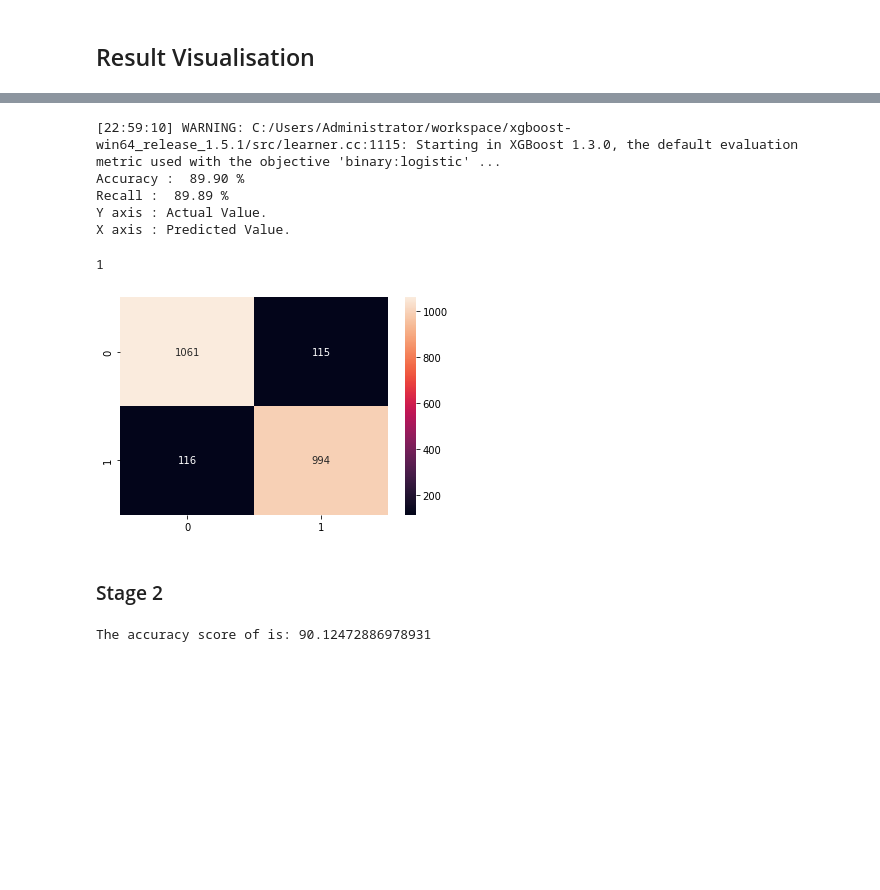
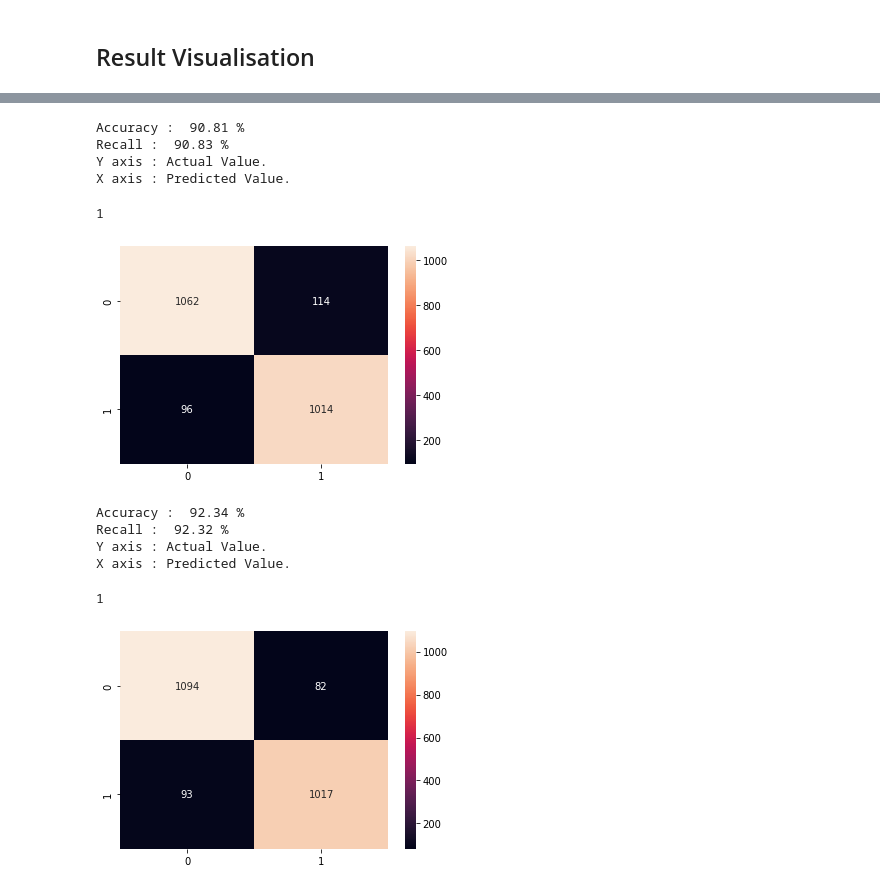
Before and after one commit to devsec-ansh/Phishing-Scam-Detection-Using-Ensemble-Machine-Learning-and-NLP, a Jupyter notebook: Phishing Detection Using ML/Phishing Detection Model Training.ipynb, the cells around one changed output, grey strips where cells are left out. Drawn from its saved outputs; the diff is of its cells as text; code cells hidden in the pictures; blank space fills up the shorter version.

Commit message:
Final Ensemble done

```diff
--- a/Phishing Detection Using ML/Phishing Detection Model Training.ipynb
+++ b/Phishing Detection Using ML/Phishing Detection Model Training.ipynb
@@ -398,4 +394,0 @@ X axis : Predicted Value.
-# %%
-from sklearn.naive_bayes import GaussianNB
-clf_gnb = GaussianNB()
-clf_gnb.fit(X_train_chi, Y_train)
@@ -432,4 +411,0 @@ X axis : Predicted Value.
-# %%
-from sklearn.naive_bayes import ComplementNB
-clf_cnb = ComplementNB()
-clf_cnb.fit(X_train_chi, Y_train)
@@ -483,17 +445,0 @@ plt.show()
-# %%
-from xgboost import XGBRFClassifier
-
-xgbrf=XGBRFClassifier(n_estimators= 50, max_depth=18, tree_method='gpu_hist')
-
-xgbrf.fit(X_train_chi, Y_train)
-generate_accuracy_and_heatmap(xgbrf, X_test_chi, Y_test)
-# %% [output]
-[22:59:10] WARNING: C:/Users/Administrator/workspace/xgboost-win64_release_1.5.1/src/learner.cc:1115: Starting in XGBoost 1.3.0, the default evaluation metric used with the objective 'binary:logistic' ...
-Accuracy :  89.90 %
-Recall :  89.89 %
-Y axis : Actual Value.
-X axis : Predicted Value.
-1
-[figure, removed]
-# %% [markdown]
-### Stage 2
@@ -502,9 +446,23 @@ from sklearn.model_selection import cross_val_score
-# %%
-from sklearn.ensemble import StackingClassifier
-
-clf = [('xgb',clf_xgb), ('lgbm', clf_lgbm),('dt',clf_dt)]
-stack_model = StackingClassifier( estimators = clf,final_estimator = clf_rf)
-score = cross_val_score(stack_model,X_train_chi, Y_train,cv = 5,scoring = 'accuracy')
-print("The accuracy score of is:",score.mean()*100)
-# %% [output]
-The accuracy score of is: 90.12472886978931
+# %%
+m1= RandomForestClassifier(max_depth= 23, min_samples_split= 3, n_estimators=150, random_state=72)
+m2= lgb.LGBMClassifier(max_depth=5, learning_rate=0.300000012, reg_alpha=0.4, reg_lambda=0.5, n_estimators=163)
+# %%
+model_rf= m1.fit(X_train_chi, Y_train)
+generate_accuracy_and_heatmap(model_rf, X_test_chi, Y_test)
+# %% [output]
+Accuracy :  90.81 %
+Recall :  90.83 %
+Y axis : Actual Value.
+X axis : Predicted Value.
+1
+[figure, added]
+# %%
+model_lgbm= m2.fit(X_train_chi, Y_train)
+generate_accuracy_and_heatmap(model_lgbm, X_test_chi, Y_test)
+# %% [output]
+Accuracy :  92.34 %
+Recall :  92.32 %
+Y axis : Actual Value.
+X axis : Predicted Value.
+1
+[figure, added]
```
Also changed, not shown: parts of 32 cells of this notebook.
